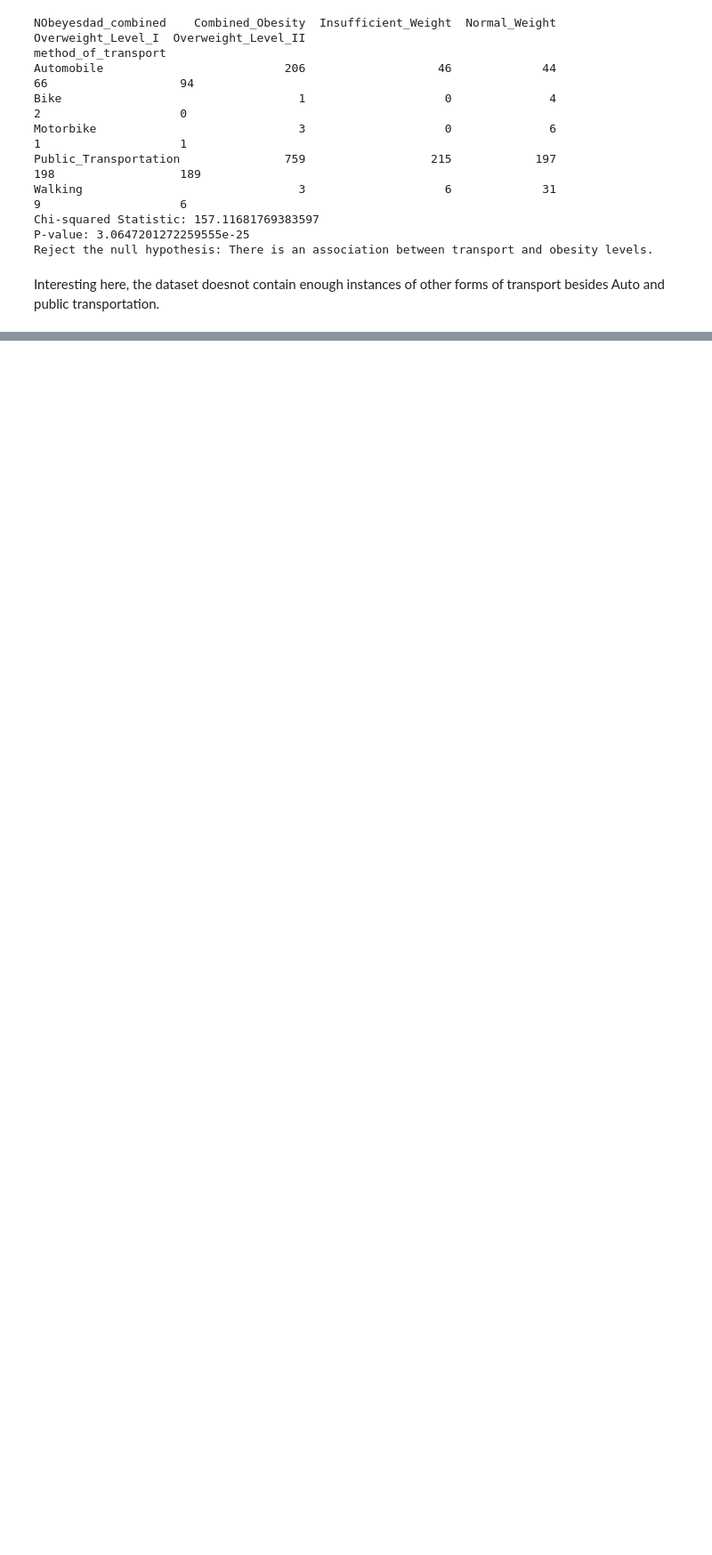
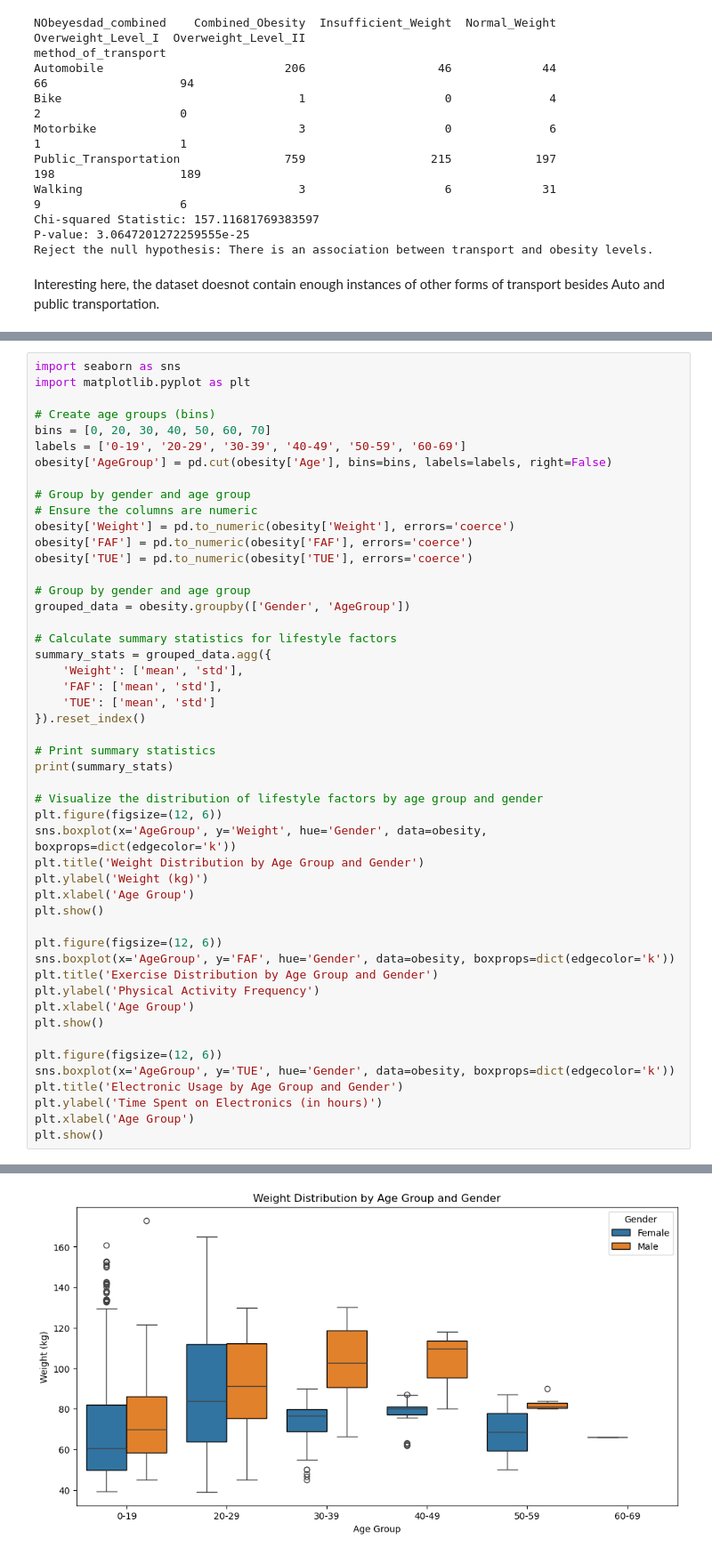
Before and after one commit to mojodean/aai-500-project-obesity-levels, a Jupyter notebook: obesity-levels.ipynb, the cells around one changed output, grey strips where cells are left out. Shown at 89% size. Drawn from its saved outputs; the diff is of its cells as text; blank space fills up the shorter version.

Commit message:
box charts by age group and gender

```diff
--- a/obesity-levels.ipynb
+++ b/obesity-levels.ipynb
@@ -657,0 +441,50 @@ obesity.head()
+# %%
+import seaborn as sns
+import matplotlib.pyplot as plt
+
+# Create age groups (bins)
+bins = [0, 20, 30, 40, 50, 60, 70]
+labels = ['0-19', '20-29', '30-39', '40-49', '50-59', '60-69']
+obesity['AgeGroup'] = pd.cut(obesity['Age'], bins=bins, labels=labels, right=False)
+
+# Group by gender and age group
+# Ensure the columns are numeric
+obesity['Weight'] = pd.to_numeric(obesity['Weight'], errors='coerce')
+obesity['FAF'] = pd.to_numeric(obesity['FAF'], errors='coerce')
+obesity['TUE'] = pd.to_numeric(obesity['TUE'], errors='coerce')
+
+# Group by gender and age group
+grouped_data = obesity.groupby(['Gender', 'AgeGroup'])
+
+# Calculate summary statistics for lifestyle factors
+summary_stats = grouped_data.agg({
+    'Weight': ['mean', 'std'],
+    'FAF': ['mean', 'std'],
+    'TUE': ['mean', 'std']
+}).reset_index()
+
+# Print summary statistics
+print(summary_stats)
+
+# Visualize the distribution of lifestyle factors by age group and gender
+plt.figure(figsize=(12, 6))
+sns.boxplot(x='AgeGroup', y='Weight', hue='Gender', data=obesity, boxprops=dict(edgecolor='k'))
+plt.title('Weight Distribution by Age Group and Gender')
+plt.ylabel('Weight (kg)')
+plt.xlabel('Age Group')
+plt.show()
+
+plt.figure(figsize=(12, 6))
+sns.boxplot(x='AgeGroup', y='FAF', hue='Gender', data=obesity, boxprops=dict(edgecolor='k'))
+plt.title('Exercise Distribution by Age Group and Gender')
+plt.ylabel('Physical Activity Frequency')
+plt.xlabel('Age Group')
+plt.show()
+
+plt.figure(figsize=(12, 6))
+sns.boxplot(x='AgeGroup', y='TUE', hue='Gender', data=obesity, boxprops=dict(edgecolor='k'))
+plt.title('Electronic Usage by Age Group and Gender')
+plt.ylabel('Time Spent on Electronics (in hours)')
+plt.xlabel('Age Group')
+plt.show()
+# %% [output]
@@ -657,0 +508 @@ obesity.head()
+[figure, added]
```
Also changed, not shown: parts of 11 cells of this notebook.
